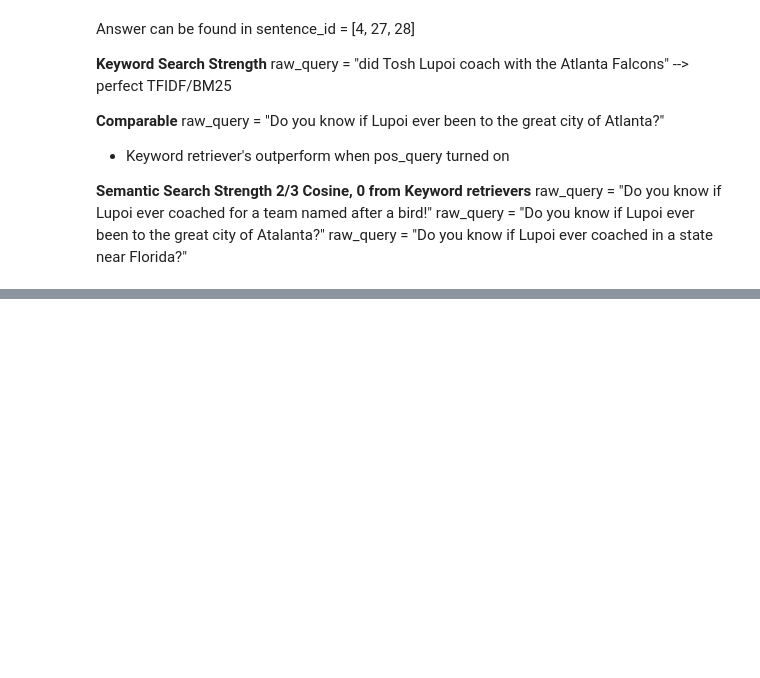
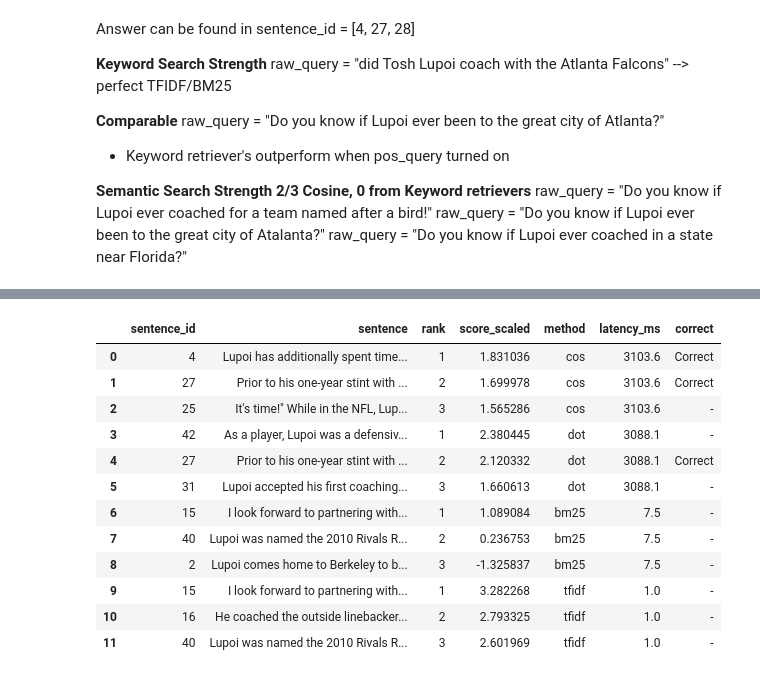
Before and after one commit to toby-gardner-ai/uc-berkeley-aiml-course, a Jupyter notebook: notebooks/mod18_NLP_in_GenAI.ipynb, the cells around one changed output, grey strips where cells are left out. Cells and saved outputs as stored; diff of their text form; code cells hidden in the pictures; blank space fills up the shorter version.

```diff
--- a/notebooks/mod18_NLP_in_GenAI.ipynb
+++ b/notebooks/mod18_NLP_in_GenAI.ipynb
@@ -531,0 +552,32 @@ test_results
+# %%
+raw_query = "Do you know if Lupoi ever coached for a team named after a bird!"
+
+try:
+    UserInput(query=raw_query)
+except ValidationError as e:
+    print(e)
+
+query, pos_query = decompose_query(raw_query)
+
+test_cos = semantic_search(query, method="cos", knn=3)
+test_dot = semantic_search(query, method="dot", knn=3)
+test_bm25 = bm25_search(query, df, k=3)
+test_tfidf = tfidf_search(query, df, k=3)
+test_results = pd.concat([test_cos, test_dot,test_bm25, test_tfidf], ignore_index=True)
+test_results["correct"] = (test_results["sentence_id"].isin([4, 27, 28]).map({True: "Correct", False: "-"}))
+
+test_results
+# %% [output]
+|  | sentence_id | sentence | rank | score_scaled | method | latency_ms | correct |
+| 0 | 4 | Lupoi has additionally spent time... | 1 | 1.831036 | cos | 3103.6 | Correct |
+| 1 | 27 | Prior to his one-year stint with ... | 2 | 1.699978 | cos | 3103.6 | Correct |
+| 2 | 25 | It's time!" While in the NFL, Lup... | 3 | 1.565286 | cos | 3103.6 | - |
+| 3 | 42 | As a player, Lupoi was a defensiv... | 1 | 2.380445 | dot | 3088.1 | - |
+| 4 | 27 | Prior to his one-year stint with ... | 2 | 2.120332 | dot | 3088.1 | Correct |
+| 5 | 31 | Lupoi accepted his first coaching... | 3 | 1.660613 | dot | 3088.1 | - |
+| 6 | 15 | I look forward to partnering with... | 1 | 1.089084 | bm25 | 7.5 | - |
+| 7 | 40 | Lupoi was named the 2010 Rivals R... | 2 | 0.236753 | bm25 | 7.5 | - |
+| 8 | 2 | Lupoi comes home to Berkeley to b... | 3 | -1.325837 | bm25 | 7.5 | - |
+| 9 | 15 | I look forward to partnering with... | 1 | 3.282268 | tfidf | 1.0 | - |
+| 10 | 16 | He coached the outside linebacker... | 2 | 2.793325 | tfidf | 1.0 | - |
+| 11 | 40 | Lupoi was named the 2010 Rivals R... | 3 | 2.601969 | tfidf | 1.0 | - |
```
Also changed, not shown: parts of 3 cells of this notebook.
